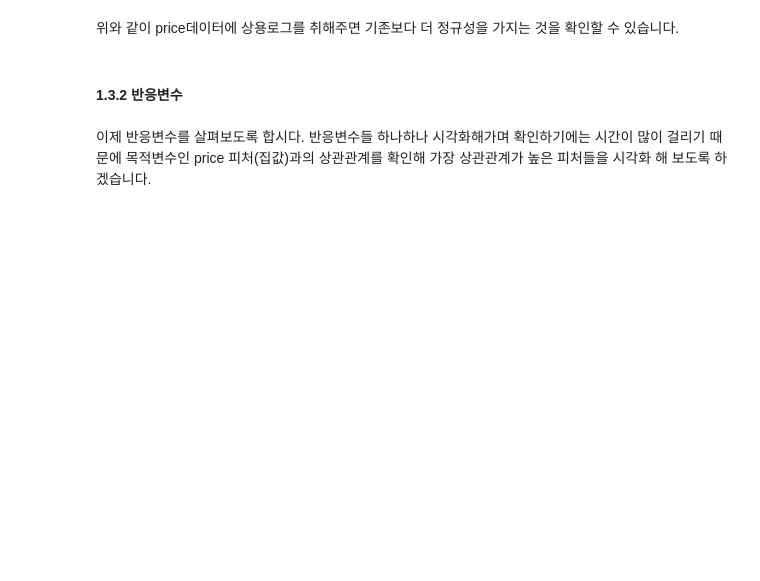
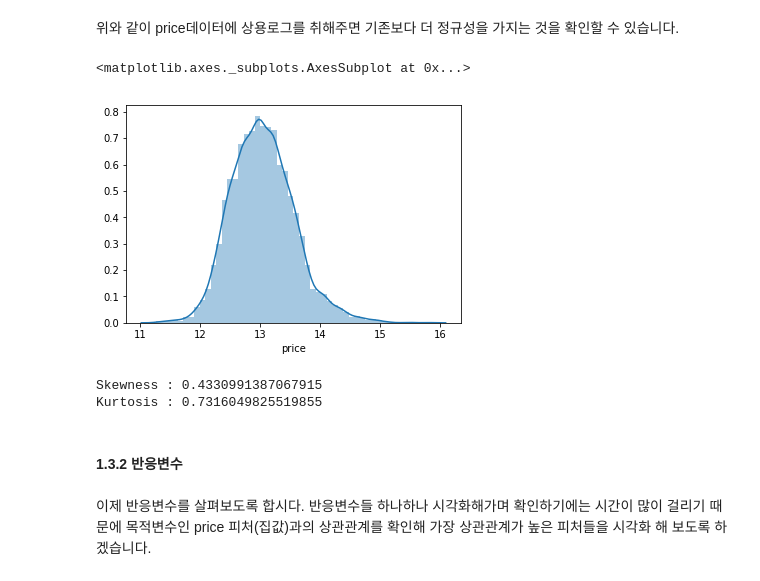
Before and after one commit to DionKimmm/2019SummerML, a Jupyter notebook: Day13_HousePrice_Prediction(CWAPP).ipynb, the cells around one changed output. Saved outputs shown, nothing was run; the diff lists cells and outputs as text; code cells hidden in the pictures; blank space fills up the shorter version.

```diff
--- a/Day13_HousePrice_Prediction(CWAPP).ipynb
+++ b/Day13_HousePrice_Prediction(CWAPP).ipynb
@@ -133,13 +191,20 @@ fig.set_size_inches(10,8)
 위와 같이 price데이터에 상용로그를 취해주면 기존보다 더 정규성을 가지는 것을 확인할 수 있습니다.
 # %%
 # 목적변수인 price 피처의 값을 상용로그로 scaling 해줍시다.
-
+df_train['price'] = np.log1p(df_train['price'])
 
 # 이제 다시 price 피처 데이터의 밀도를 확인해 보도록 합시다.
+sns.distplot(df_train['price'])
+# %% [output]
+<matplotlib.axes._subplots.AxesSubplot at 0x...>
+[figure, added]
 # %%
 # skewness and kurtosis
-print('Skewness :', )
-print('Kurtosis :', )
+print('Skewness :', df_train['price'].skew())
+print('Kurtosis :', df_train['price'].kurt())
+# %% [output]
+Skewness : 0.4330991387067915
+Kurtosis : 0.7316049825519855
 # %% [markdown]
 #### 1.3.2 반응변수
 # %% [markdown]
```
Also changed, not shown: parts of 18 cells of this notebook.
